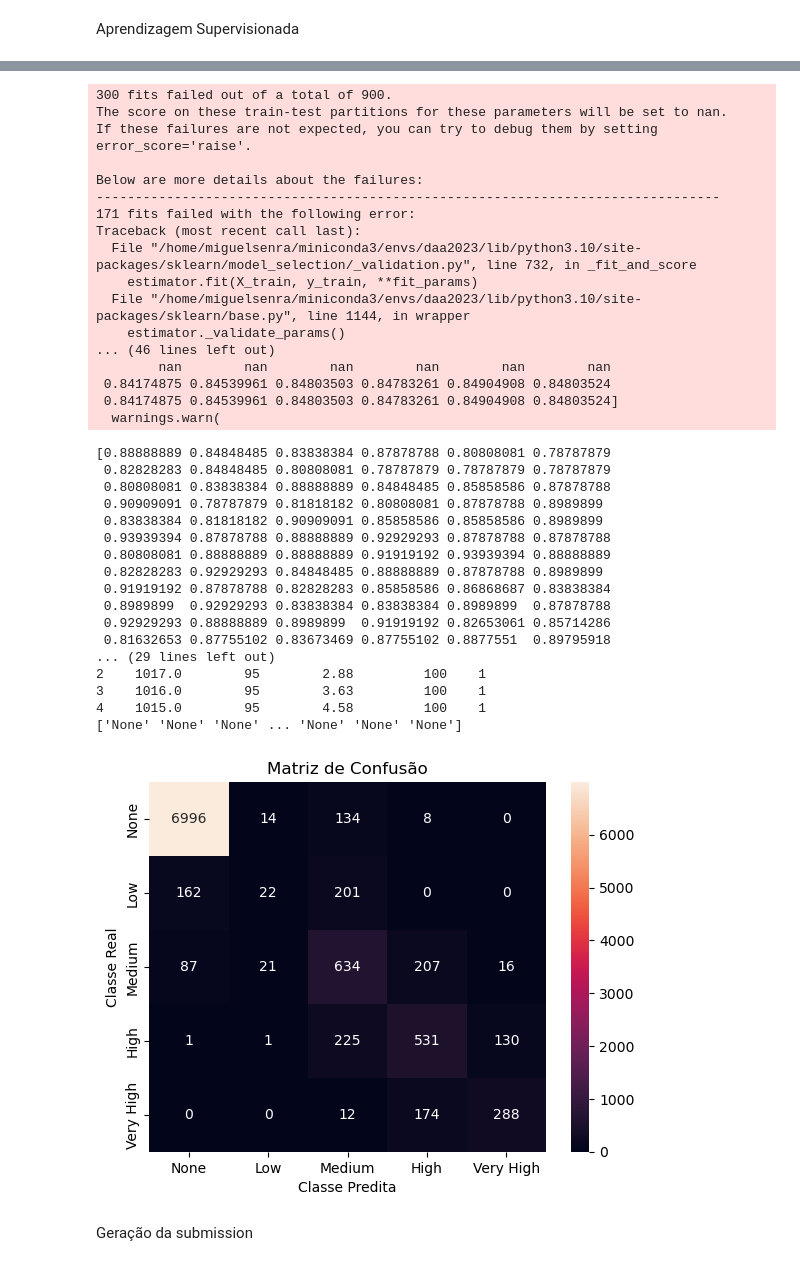
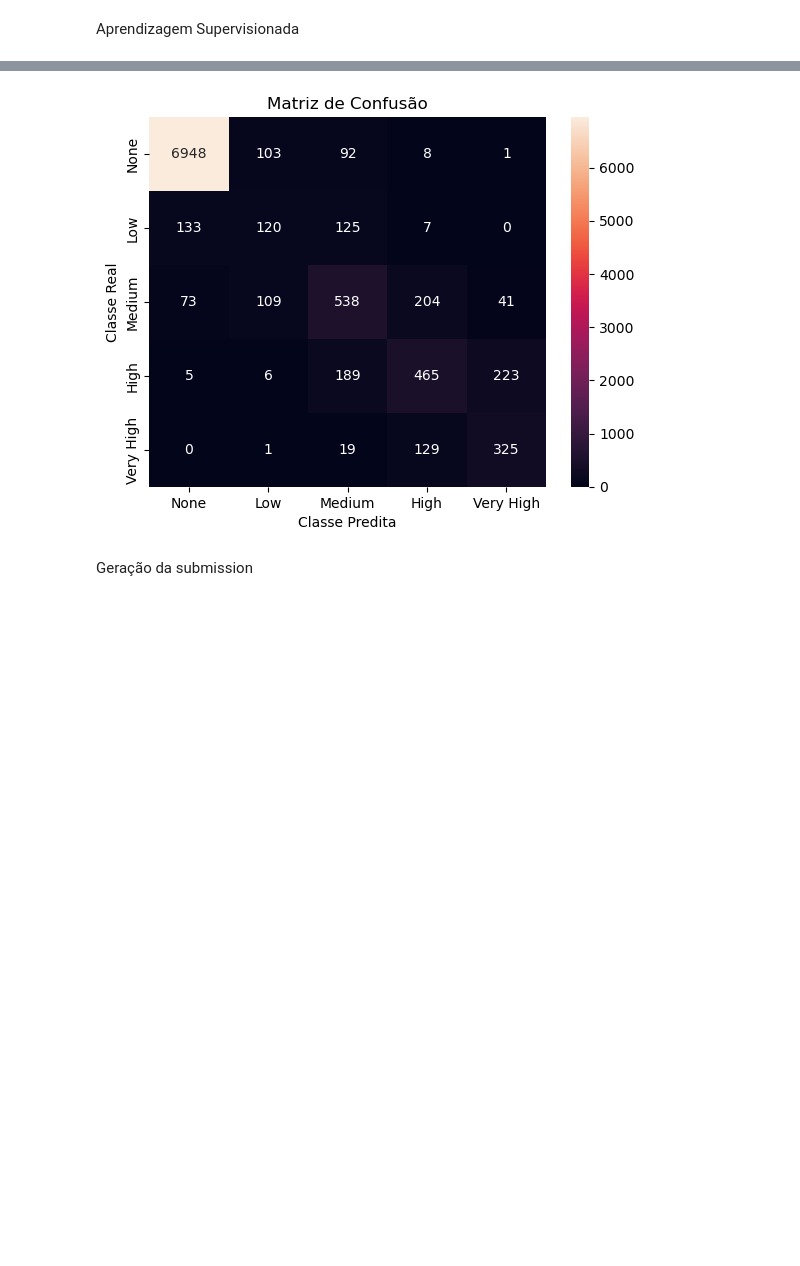
Before and after one commit to simaobarroso/tp-daa, a Jupyter notebook: competicao/comp.ipynb, the cells around one changed output, grey strips where cells are left out. Drawn from its saved outputs; the diff is of its cells as text; code cells hidden in the pictures; blank space fills up the shorter version.

Commit message:
Melhor versão kaggle e maquina . 0.8713 no kaggle.

```diff
--- a/competicao/comp.ipynb
+++ b/competicao/comp.ipynb
@@ -938,12 +938,9 @@ df_2023.drop(['feels_like'], axis='columns', inplace=True) # correlacionado com
 df_2023.drop(['temp_max'], axis='columns', inplace=True) # correlacionado com o atributo temp
 df_2023.drop(['temp_min'], axis='columns', inplace=True) # correlacionado com o atributo temp
 df_2023.drop(['Periodo'], axis='columns', inplace=True) # Teste dos atributos introduzidos por nós
-#df_2023.drop(['Hora'], axis='columns', inplace=True)
 #df_2023.drop(['Mes'], axis='columns', inplace=True)
 df_2023.drop(['IsNight'], axis='columns', inplace=True) # Teste aos atributos introduzidos por nós
 df_2023.drop(['Estacao'], axis='columns', inplace=True) # Teste aos atributos introduzidos por nós
-#df_2023.drop(['w'], axis='columns', inplace=True)
-
 
 
 print (df_2023)
@@ -953,10 +950,10 @@ print (df_2023)
 
 #clf.fit(x, y)
 
-
+"""
 param_grid = {
     'n_estimators': [10,25,50,75,100,150],
-    'max_features': ['auto', 'sqrt', 'log2'],
+    'max_features': ['sqrt', 'log2'],
     'max_depth' : [4,5,6,7,8],
     'criterion' :['gini', 'entropy']
 }
@@ -971,8 +968,25 @@ grid_search = GridSearchCV(estimator=dt, param_grid=param_grid, refit=True, verb
 grid_search.fit(x, y)
 
 dt = grid_search.best_estimator_
+"""
+
+param_grid = {
+    'criterion': ['gini', 'entropy','log_loss'],
+    'max_depth': [5,7,9,11,13,15],
+    'min_samples_split': [2, 5, 10],
+    'min_samples_leaf': [1, 2, 4],
+}
+
+dt=DecisionTreeClassifier(random_state=2022)
+# Use GridSearchCV para encontrar os melhores hiperparâmetros
+grid_search = GridSearchCV(estimator=dt, param_grid=param_grid,refit=True, verbose=2)
+grid_search.fit(x, y)
 
 
+
+#descobriu os melhores parametros
+
+dt = grid_search.best_estimator_
 
 
 
@@ -1029,27 +1043,11 @@ plt.title('Matriz de Confusão')
 plt.show()
 """
 
-"""
-param_grid = {
-    'criterion': ['gini', 'entropy','log_loss'],
-    'max_depth': [5,7,9,11,13,15],
-    'min_samples_split': [2, 5, 10],
-    'min_samples_leaf': [1, 2, 4],
-}
 
-# Use GridSearchCV para encontrar os melhores hiperparâmetros
-grid_search = GridSearchCV(estimator=dt, param_grid=param_grid,refit=True, verbose=2)
-grid_search.fit(x, y)
-
-
-
-#descobriu os melhores parametros
-
-clf = grid_search.best_estimator_
-"""
 print(x.head())
 print(df_2023.head())
 predict = dt.predict(df_2023)
+#predict = dt.fit(df_2023)
 print(predict)
 
 # Make predictions
@@ -1133,37 +1131,3 @@ dtype: object
-300 fits failed out of a total of 900.
-The score on these train-test partitions for these parameters will be set to nan.
-If these failures are not expected, you can try to debug them by setting error_score='raise'.
-
-Below are more details about the failures:
---------------------------------------------------------------------------------
-171 fits failed with the following error:
-Traceback (most recent call last):
-  File "/home/miguelsenra/miniconda3/envs/daa2023/lib/python3.10/site-packages/sklearn/model_selection/_validation.py", line 732, in _fit_and_score
-    estimator.fit(X_train, y_train, **fit_params)
-  File "/home/miguelsenra/miniconda3/envs/daa2023/lib/python3.10/site-packages/sklearn/base.py", line 1144, in wrapper
-    estimator._validate_params()
-... (46 lines left out)
-        nan        nan        nan        nan        nan        nan
- 0.84174875 0.84539961 0.84803503 0.84783261 0.84904908 0.84803524
- 0.84174875 0.84539961 0.84803503 0.84783261 0.84904908 0.84803524]
-  warnings.warn(
-[0.88888889 0.84848485 0.83838384 0.87878788 0.80808081 0.78787879
- 0.82828283 0.84848485 0.80808081 0.78787879 0.78787879 0.78787879
- 0.80808081 0.83838384 0.88888889 0.84848485 0.85858586 0.87878788
- 0.90909091 0.78787879 0.81818182 0.80808081 0.87878788 0.8989899
- 0.83838384 0.81818182 0.90909091 0.85858586 0.85858586 0.8989899
- 0.93939394 0.87878788 0.88888889 0.92929293 0.87878788 0.87878788
- 0.80808081 0.88888889 0.88888889 0.91919192 0.93939394 0.88888889
- 0.82828283 0.92929293 0.84848485 0.88888889 0.87878788 0.8989899
- 0.91919192 0.87878788 0.82828283 0.85858586 0.86868687 0.83838384
- 0.8989899  0.92929293 0.83838384 0.83838384 0.8989899  0.87878788
- 0.92929293 0.88888889 0.8989899  0.91919192 0.82653061 0.85714286
- 0.81632653 0.87755102 0.83673469 0.87755102 0.8877551  0.89795918
-... (29 lines left out)
-2    1017.0        95        2.88         100    1
-3    1016.0        95        3.63         100    1
-4    1015.0        95        4.58         100    1
-['None' 'None' 'None' ... 'None' 'None' 'None']
-[figure, old version]
+[figure, new version]
 # %% [markdown]
 Geração da submission
```
Also changed, not shown: parts of 2 cells of this notebook, 1 other file.
